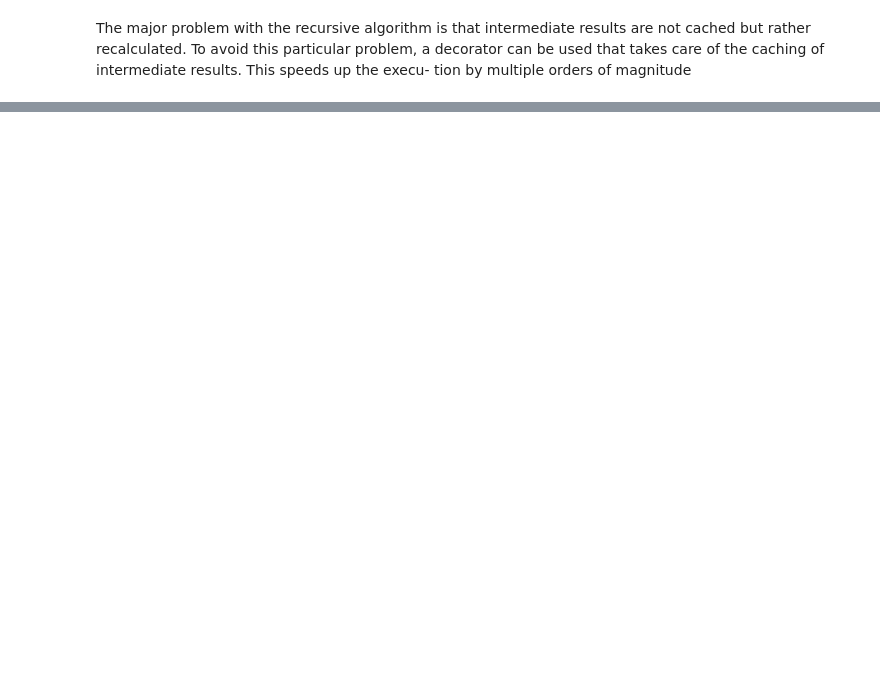
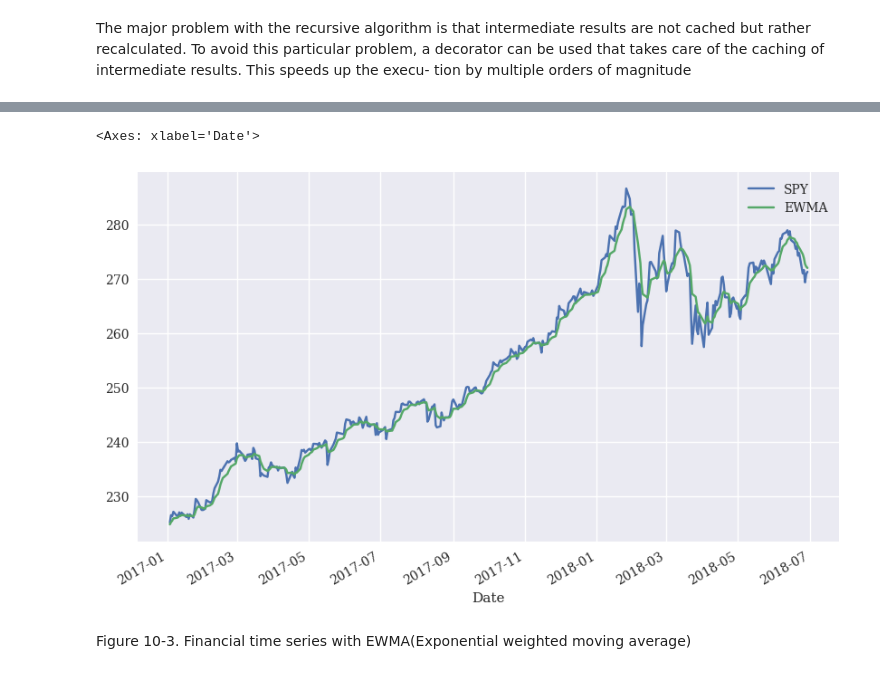
Before and after one commit to Youngsoo1024/Python_Finance, a Jupyter notebook: Chap10/ch10_test.ipynb, the cells around one changed output, grey strips where cells are left out. Cells and saved outputs as stored; diff of their text form; code cells hidden in the pictures; blank space fills up the shorter version.

```diff
--- a/Chap10/ch10_test.ipynb
+++ b/Chap10/ch10_test.ipynb
@@ -286,0 +813,10 @@ Wall time: 11.2 μs
+# %%
+data = pd.DataFrame(pd.read_csv('data/tr_eikon_eod_data.csv', index_col=0, parse_dates=True)[sym]).dropna()
+# %%
+alpha = 0.25
+# %%
+data['EWMA'] = data[sym]
+# %%
+%%time
+for t in zip(data.index, data.index[1:]):
+    data.loc[t[1], 'EWMA'] = (alpha*data.loc[t[1],sym]+(1-alpha)*data.loc[t[0],'EWMA'])
@@ -286,0 +836,7 @@ Wall time: 11.2 μs
+# %%
+data[data.index > '2017-1-1'].plot(figsize=(10,6))
+# %% [output]
+<Axes: xlabel='Date'>
+[figure, added]
+# %% [markdown]
+Figure 10-3. Financial time series with EWMA(Exponential weighted moving average)
```
Also changed, not shown: parts of 124 cells of this notebook, 2 other files.
